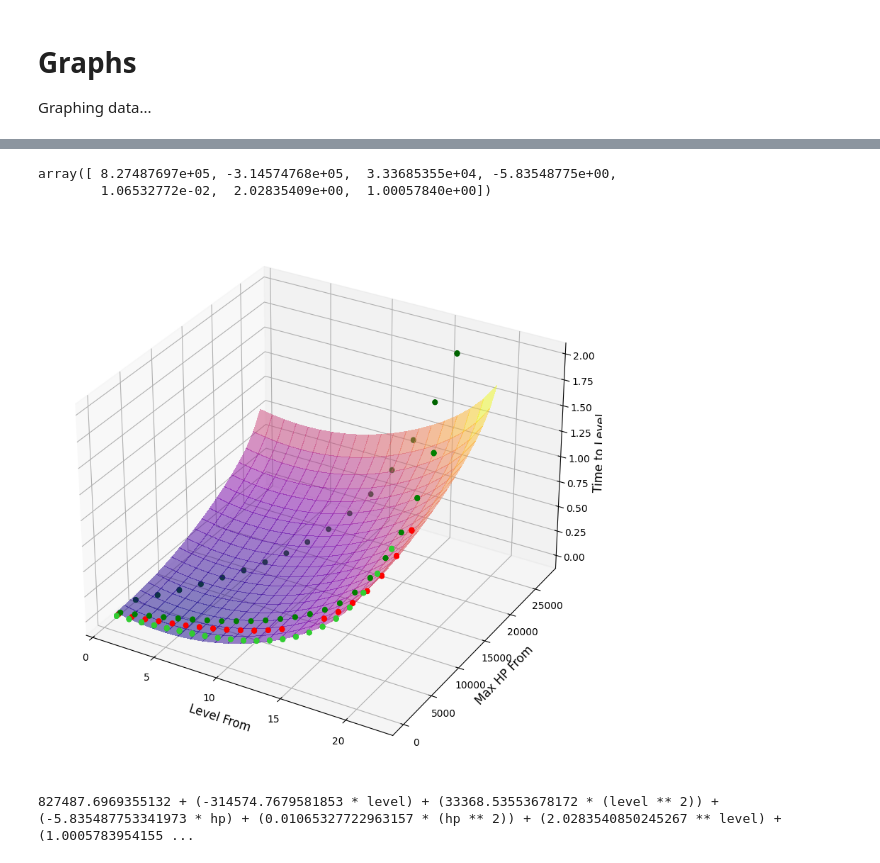
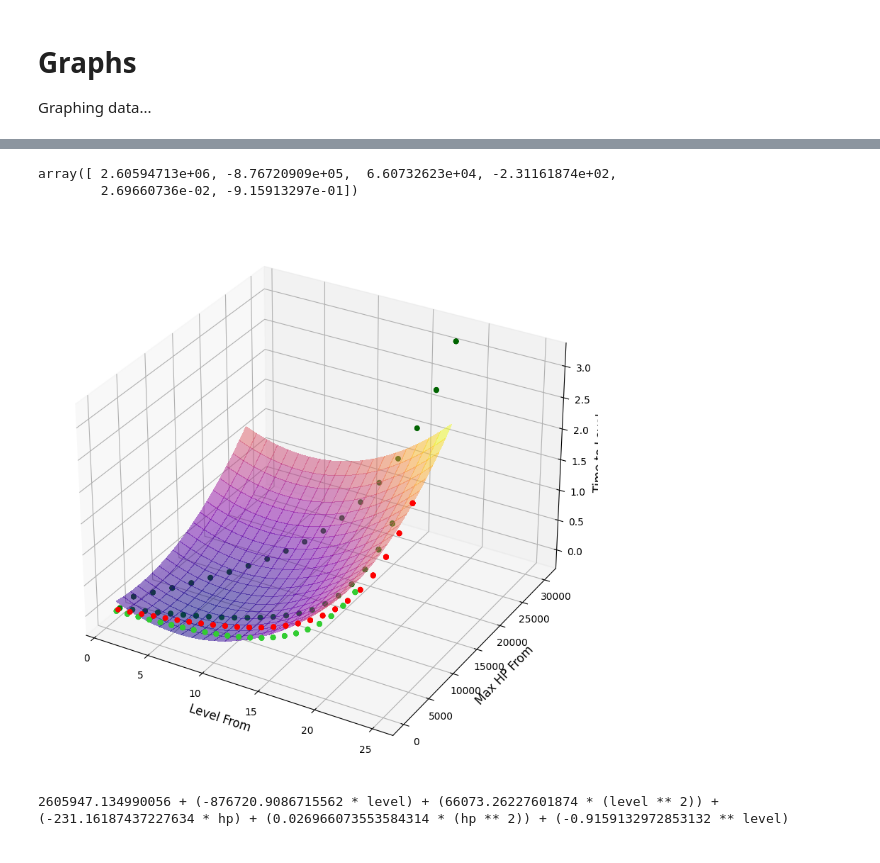
Before and after one commit to earthiverse/al-monster-leveling, a Jupyter notebook: graphs.ipynb, the cells around one changed output, grey strips where cells are left out. Cells and saved outputs as stored; diff of their text form; code cells hidden in the pictures.

```diff
--- a/graphs.ipynb
+++ b/graphs.ipynb
@@ -34,7 +34,7 @@ plt.show()
 # %%
-def f(X, a, b, c, d, e, f, g):
+def f(X, a, b, c, d, e, f):
     level, hp = X
-    return a + (b * level) + (c * (level ** 2)) + (d * hp) + (e * (hp ** 2)) + (f ** level) + (g ** hp)
+    return a + (b * level) + (c * (level ** 2)) + (d * hp) + (e * (hp ** 2)) + (f ** level)
 
 X1 = np.concatenate((crabs[:, 1], crocs[:, 1], goos[:, 1], snakes[:, 1]))
 X2 = np.concatenate((crabs[:, 3], crocs[:, 3], goos[:, 3], snakes[:, 3]))
@@ -44,32 +44,32 @@ popt, pcov = curve_fit(f, (X1, X2), Y)
 # %%
 popt
 # %% [output]
-array([ 8.27487697e+05, -3.14574768e+05,  3.33685355e+04, -5.83548775e+00,
-        1.06532772e-02,  2.02835409e+00,  1.00057840e+00])
+array([ 2.60594713e+06, -8.76720909e+05,  6.60732623e+04, -2.31161874e+02,
+        2.69660736e-02, -9.15913297e-01])
 # %%
 graph = plt.figure()
 graph.set_figwidth(40)
 graph.set_figheight(10)
 ax = plt.axes(projection='3d')
 ax.set_xlabel('Level From', fontsize=12)
 ax.set_ylabel('Max HP From', fontsize=12)
 ax.set_zlabel('Time to Level', fontsize=12)
 
 ax.scatter3D(crabs[:, 1], crabs[:, 3], crabs[:, 0], color='red')
 ax.scatter3D(crocs[:, 1], crocs[:, 3], crocs[:, 0], color='darkgreen')
 ax.scatter3D(goos[:, 1], goos[:, 3], goos[:, 0], color='limegreen')
 ax.scatter3D(snakes[:, 1], snakes[:, 3], snakes[:, 0], color='green')
 
 LEVELS = np.linspace(1, 20, 20)
 MAX_HP = np.linspace(100, 25000, 20)
 X, Y = np.meshgrid(LEVELS, MAX_HP)
-Z = f((X, Y), popt[0], popt[1], popt[2], popt[3], popt[4], popt[5], popt[6])
+Z = f((X, Y), popt[0], popt[1], popt[2], popt[3], popt[4], popt[5])
 surf = ax.plot_surface(X, Y, Z, cmap=cm.plasma, alpha=0.5, linewidth=0, antialiased=False)
 
 plt.show()
 # %% [output]
-[figure, old version]
+[figure, new version]
 # %%
-print(f"{popt[0]} + ({popt[1]} * level) + ({popt[2]} * (level ** 2)) + ({popt[3]} * hp) + ({popt[4]} * (hp ** 2)) + ({popt[5]} ** level) + ({popt[6]} ** hp)")
+print(f"{popt[0]} + ({popt[1]} * level) + ({popt[2]} * (level ** 2)) + ({popt[3]} * hp) + ({popt[4]} * (hp ** 2)) + ({popt[5]} ** level)")
 # %% [output]
-827487.6969355132 + (-314574.7679581853 * level) + (33368.53553678172 * (level ** 2)) + (-5.835487753341973 * hp) + (0.01065327722963157 * (hp ** 2)) + (2.0283540850245267 ** level) + (1.0005783954155 ...
+2605947.134990056 + (-876720.9086715562 * level) + (66073.26227601874 * (level ** 2)) + (-231.16187437227634 * hp) + (0.026966073553584314 * (hp ** 2)) + (-0.9159132972853132 ** level)
```
Also changed, not shown: parts of 1 cell of this notebook, 2 other files.
